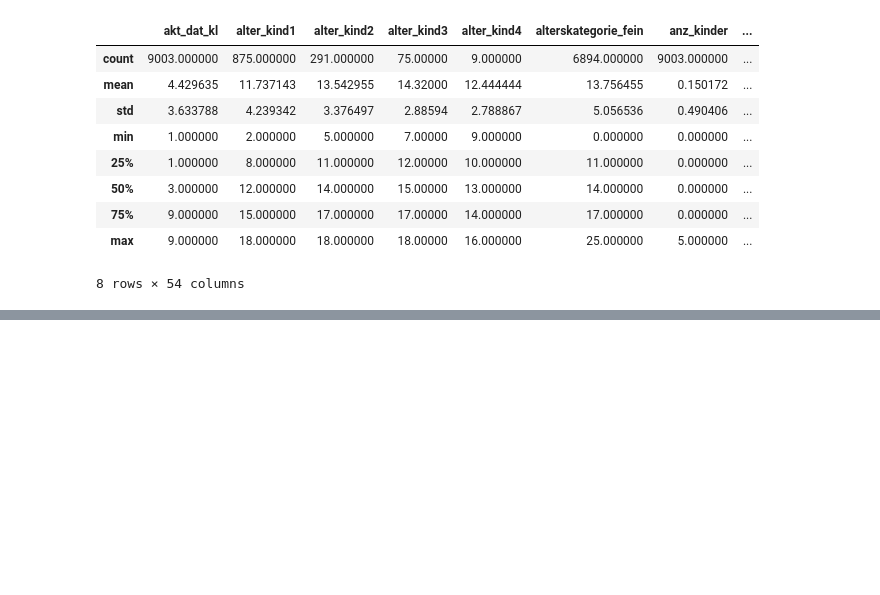
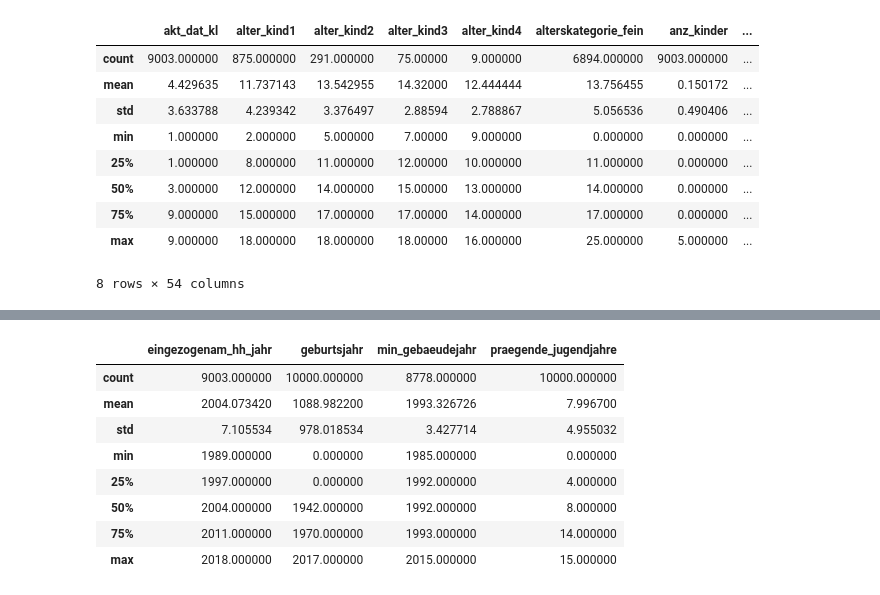
Before and after one commit to PatrickChristoph/udacity_capstone, a Jupyter notebook: src/analysis.ipynb, the cells around one changed output, grey strips where cells are left out. Cells and saved outputs as stored; diff of their text form; code cells hidden in the pictures; blank space fills up the shorter version.

```diff
--- a/src/analysis.ipynb
+++ b/src/analysis.ipynb
@@ -250,0 +279,14 @@ population = convert_unknown_d19_values_to_null(population)
+# %%
+year_columns = population.columns[population.columns.str.contains("jahr")]
+
+population[year_columns].describe()
+# %% [output]
+|  | eingezogenam_hh_jahr | geburtsjahr | min_gebaeudejahr | praegende_jugendjahre |
+| count | 9003.000000 | 10000.000000 | 8778.000000 | 10000.000000 |
+| mean | 2004.073420 | 1088.982200 | 1993.326726 | 7.996700 |
+| std | 7.105534 | 978.018534 | 3.427714 | 4.955032 |
+| min | 1989.000000 | 0.000000 | 1985.000000 | 0.000000 |
+| 25% | 1997.000000 | 0.000000 | 1992.000000 | 4.000000 |
+| 50% | 2004.000000 | 1942.000000 | 1992.000000 | 8.000000 |
+| 75% | 2011.000000 | 1970.000000 | 1993.000000 | 14.000000 |
+| max | 2018.000000 | 2017.000000 | 2015.000000 | 15.000000 |
```
Also changed, not shown: parts of 17 cells of this notebook.
